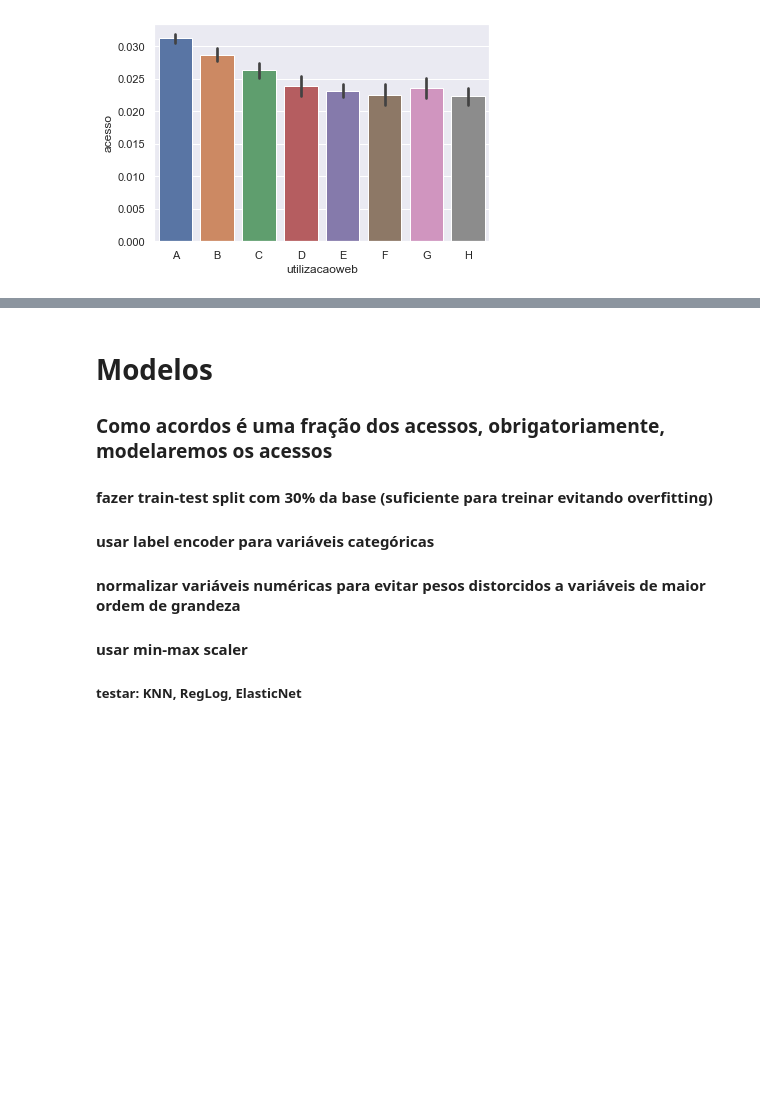
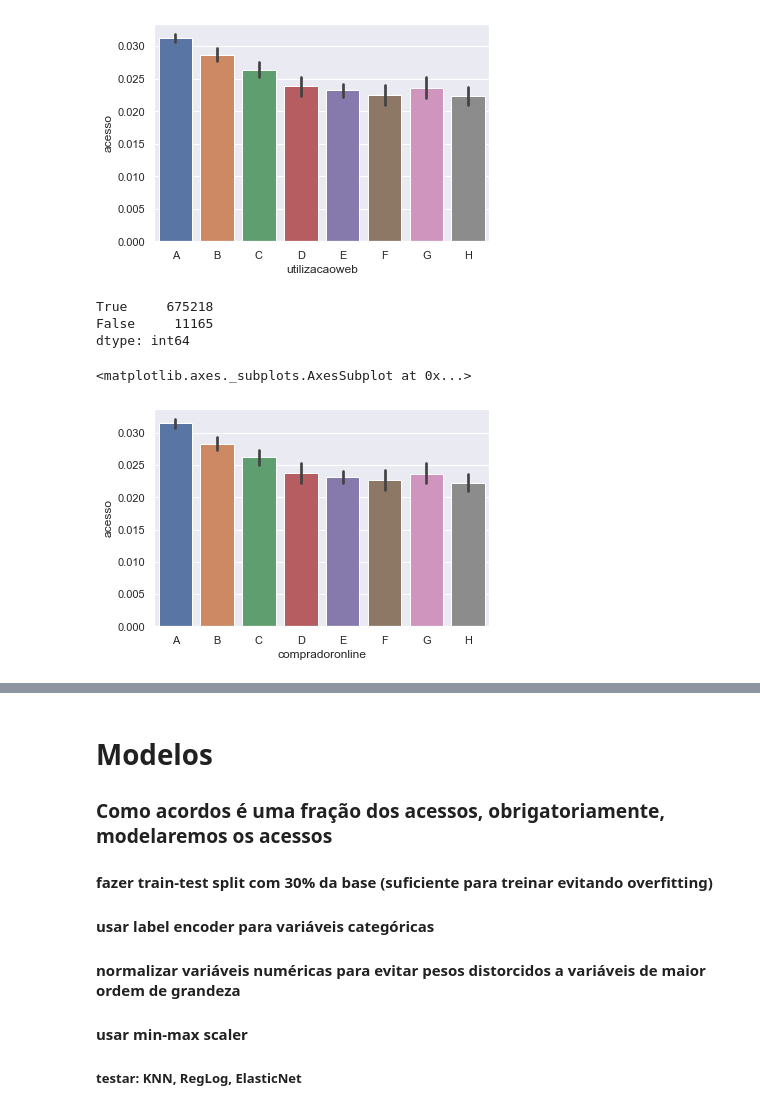
Before and after one commit to Pombalino/FGV, a Jupyter notebook: ProvaFinal.ipynb, the cells around one changed output, grey strips where cells are left out. Saved outputs shown, nothing was run; the diff lists cells and outputs as text; code cells hidden in the pictures; blank space fills up the shorter version.

```diff
--- a/ProvaFinal.ipynb
+++ b/ProvaFinal.ipynb
@@ -265,3 +266,14 @@ sns.barplot(x='utilizacaoweb',y='acesso', data=df, order=df.utilizacaoweb.value_
 # %% [output]
 <matplotlib.axes._subplots.AxesSubplot at 0x...>
 [figure]
+# %%
+(df.compradoronline==df.utilizacaoweb).value_counts() # comprador online é bem similar a utilizacaoweb
+# %% [output]
+True     675218
+False     11165
+dtype: int64
+# %%
+sns.barplot(x='compradoronline',y='acesso', data=df, order=df.compradoronline.value_counts().index.sort_values())
+# %% [output]
+<matplotlib.axes._subplots.AxesSubplot at 0x...>
+[figure, added]
```
Also changed, not shown: parts of 34 cells of this notebook.
